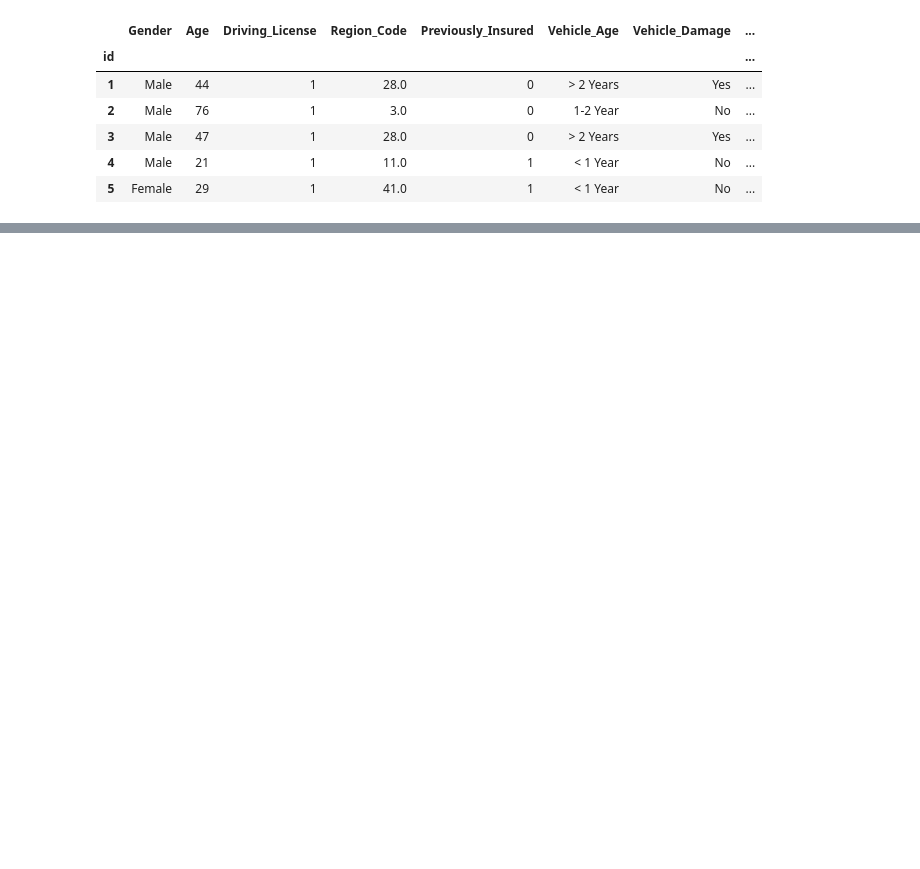
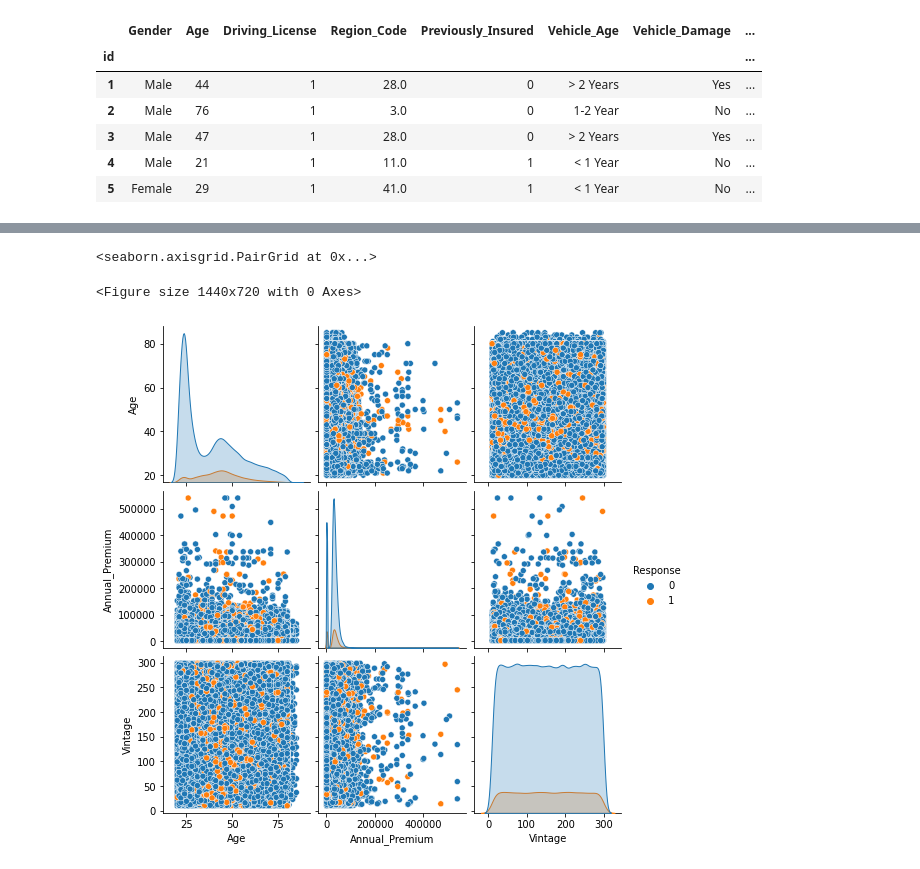
Before and after one commit to me-smishra27/HEALTH-INSURANCE-CROSS-SELL-PREDICTION, a Jupyter notebook: HEALTH_INSURANCE_CROSS_SELL_PREDICTION.ipynb, the cells around one changed output, grey strips where cells are left out. Cells and saved outputs as stored; diff of their text form; code cells hidden in the pictures; blank space fills up the shorter version.

```diff
--- a/HEALTH_INSURANCE_CROSS_SELL_PREDICTION.ipynb
+++ b/HEALTH_INSURANCE_CROSS_SELL_PREDICTION.ipynb
@@ -151,2 +68,0 @@ for i in response_per.patches:
-# %%
-dataset.drop_duplicates(inplace = True)
@@ -217,3 +68,0 @@ sns.heatmap(num_var.corr().abs(), cmap = 'Blues', annot=True)
-# %%
-dataset['Gender'].replace('Male', 1, inplace = True)
-dataset['Gender'].replace('Female', 0, inplace = True)
@@ -224,3 +68,0 @@ array(['Yes', 'No'], dtype=object)
-# %%
-dataset['Vehicle_Damage'].replace('Yes', 1, inplace = True)
-dataset['Vehicle_Damage'].replace('No', 0, inplace = True)
@@ -319,0 +142,7 @@ X.head()
+# %%
+plt.figure(figsize=(20,10))
+sns.pairplot(dataset, hue = 'Response', vars =['Age', 'Annual_Premium', 'Vintage'])
+# %% [output]
+<seaborn.axisgrid.PairGrid at 0x...>
+<Figure size 1440x720 with 0 Axes>
+[figure, added]
```
Also changed, not shown: parts of 77 cells of this notebook.
